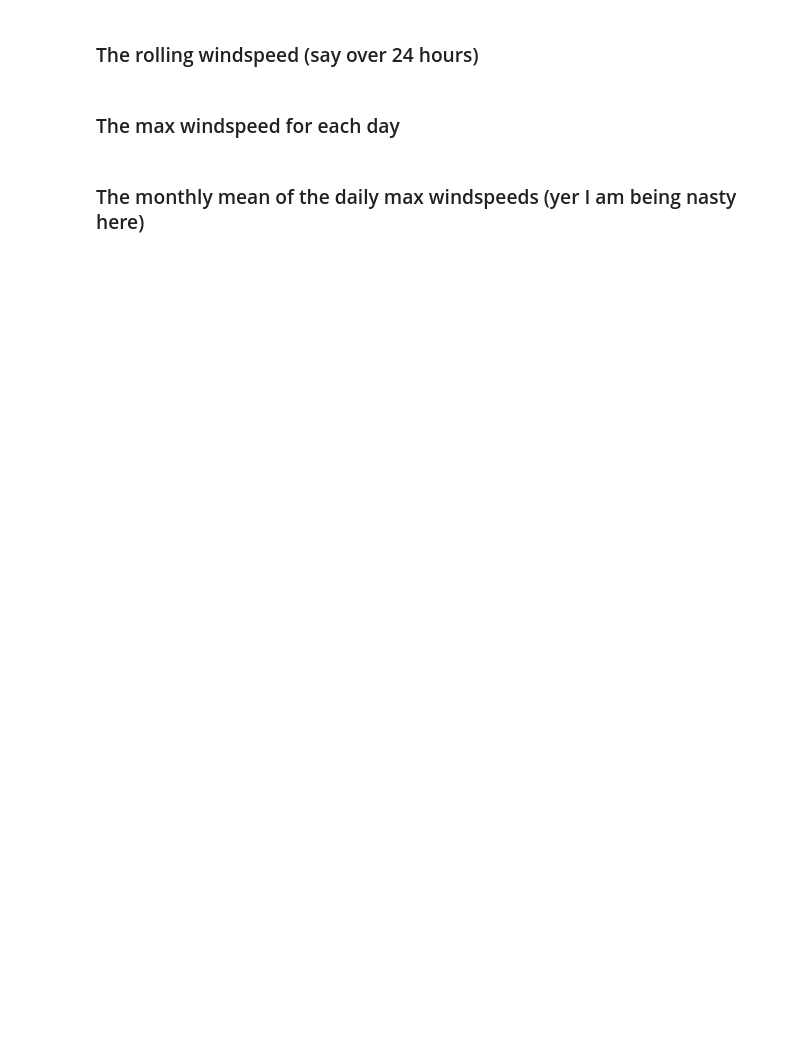
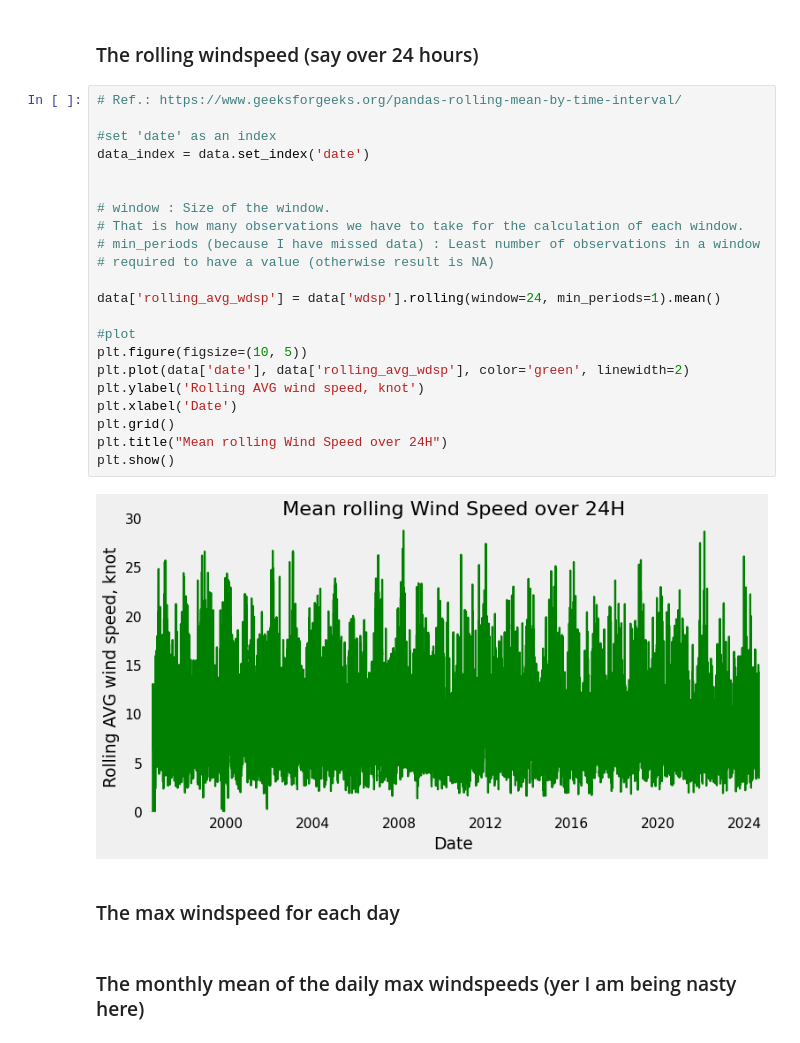
Before and after one commit to Kate-217/pogramming_for_data_analytics, a Jupyter notebook: assignments/assignment_6_Weather.ipynb, the cells around one changed output. Saved outputs shown, nothing was run; the diff lists cells and outputs as text; blank space fills up the shorter version.

Commit message:
The rolling windspeed

```diff
--- a/assignments/assignment_6_Weather.ipynb
+++ b/assignments/assignment_6_Weather.ipynb
@@ -139,5 +172,29 @@ plt.show()
 # %% [markdown]
 ### The rolling windspeed (say over 24 hours)
+# %%
+# Ref.: https://www.geeksforgeeks.org/pandas-rolling-mean-by-time-interval/
+
+#set 'date' as an index
+data_index = data.set_index('date')
+
+
+# window : Size of the window.
+# That is how many observations we have to take for the calculation of each window.
+# min_periods (because I have missed data) : Least number of observations in a window
+# required to have a value (otherwise result is NA)
+
+data['rolling_avg_wdsp'] = data['wdsp'].rolling(window=24, min_periods=1).mean()
+
+#plot
+plt.figure(figsize=(10, 5))
+plt.plot(data['date'], data['rolling_avg_wdsp'], color='green', linewidth=2)
+plt.ylabel('Rolling AVG wind speed, knot')
+plt.xlabel('Date')
+plt.grid()
+plt.title("Mean rolling Wind Speed over 24H")
+plt.show()
+# %% [output]
+[figure, added]
 # %% [markdown]
 ### The max windspeed for each day
 # %% [markdown]
```
Also changed, not shown: parts of 6 cells of this notebook.
